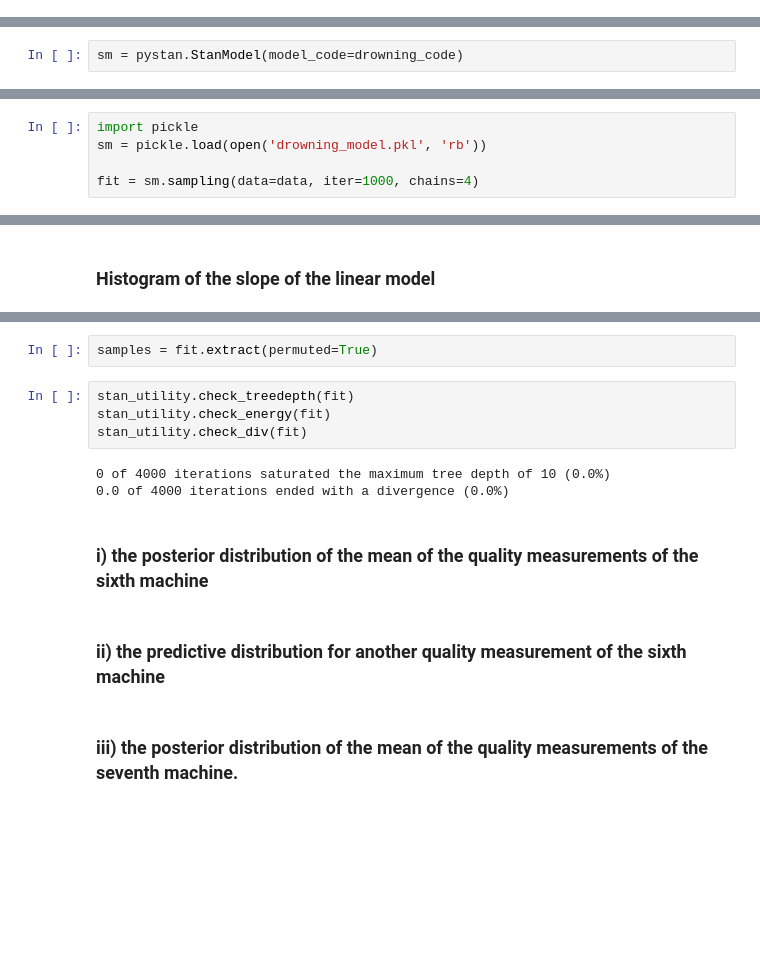
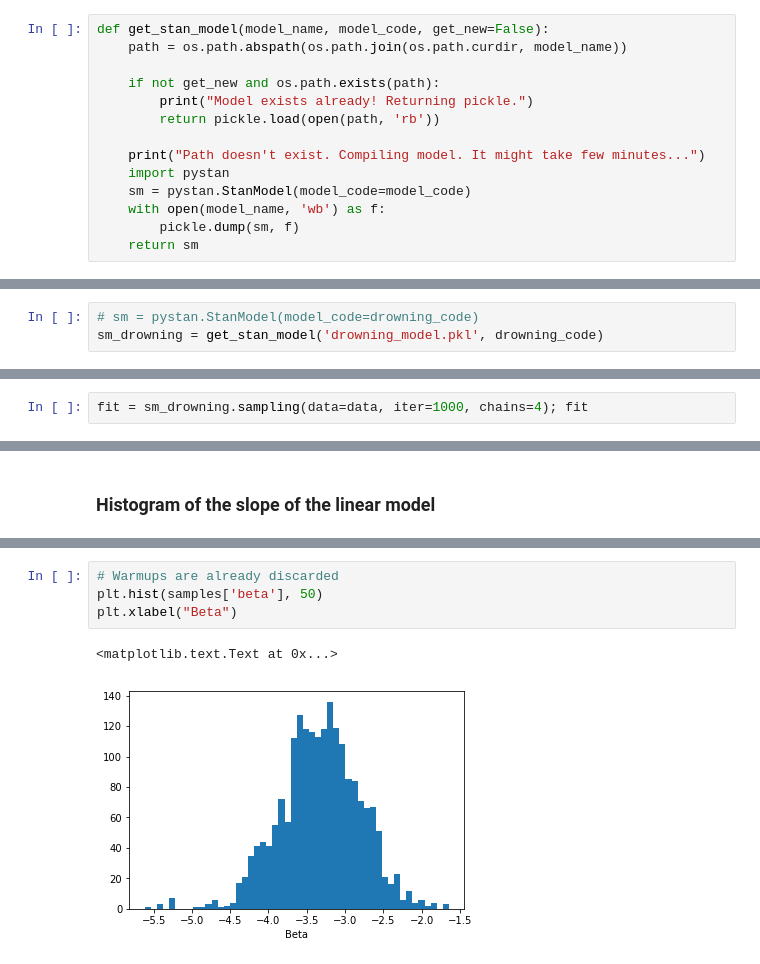
Before and after one commit to SuperShinyEyes/jupyter-notebook-cheatsheet, a Jupyter notebook: Linear Model.ipynb, the cells around one changed output, grey strips where cells are left out. Drawn from its saved outputs; the diff is of its cells as text; blank space fills up the shorter version.

```diff
--- a/Linear Model.ipynb
+++ b/Linear Model.ipynb
@@ -27,3 +28,17 @@ import pystan
+# %%
+def get_stan_model(model_name, model_code, get_new=False):
+    path = os.path.abspath(os.path.join(os.path.curdir, model_name))
+
+    if not get_new and os.path.exists(path):
+        print("Model exists already! Returning pickle.")
+        return pickle.load(open(path, 'rb'))
+
+    print("Path doesn't exist. Compiling model. It might take few minutes...")
+    import pystan
+    sm = pystan.StanModel(model_code=model_code)
+    with open(model_name, 'wb') as f:
+        pickle.dump(sm, f)
+    return sm
 # %%
 with open("data/drowning.txt") as f:
     lines = f.read().splitlines()
@@ -85,4 +92,5 @@ data = dict(
 )
 # %%
-sm = pystan.StanModel(model_code=drowning_code)
+# sm = pystan.StanModel(model_code=drowning_code)
+sm_drowning = get_stan_model('drowning_model.pkl', drowning_code)
 # %% [output]
@@ -95,7 +99,4 @@ with open('drowning_model.pkl', 'wb') as f:
 ## Question 1.1
 What can you say about the trend in the number of people drown per year? Plot the histogram of the slope of the linear model.
 # %%
-import pickle
-sm = pickle.load(open('drowning_model.pkl', 'rb'))
-
-fit = sm.sampling(data=data, iter=1000, chains=4)
+fit = sm_drowning.sampling(data=data, iter=1000, chains=4); fit
@@ -261,15 +127,7 @@ convergence, Rhat=1).
-# %%
-samples = fit.extract(permuted=True)
-# %%
-stan_utility.check_treedepth(fit)
-stan_utility.check_energy(fit)
-stan_utility.check_div(fit)
-# %% [output]
-0 of 4000 iterations saturated the maximum tree depth of 10 (0.0%)
-0.0 of 4000 iterations ended with a divergence (0.0%)
-# %% [markdown]
-### i) the posterior distribution of the mean of the quality measurements of the sixth machine
-# %% [markdown]
-### ii) the predictive distribution for another quality measurement of the sixth machine
-# %% [markdown]
-### iii) the posterior distribution of the mean of the quality measurements of the seventh machine.
+# %%
+# Warmups are already discarded
+plt.hist(samples['beta'], 50)
+plt.xlabel("Beta")
+# %% [output]
+<matplotlib.text.Text at 0x...>
+[figure, added]
```
Also changed, not shown: parts of 66 cells of this notebook, 4 other files.
